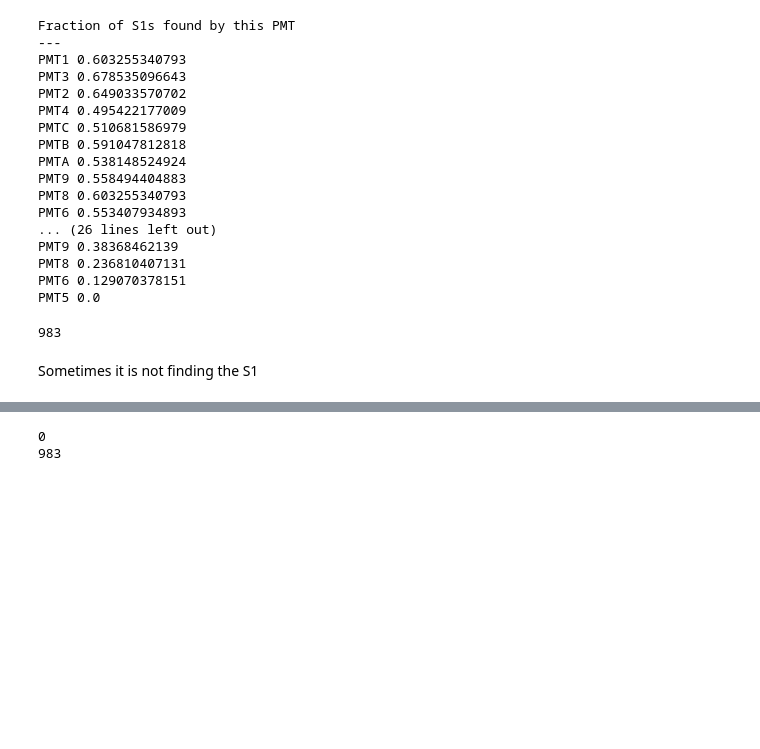
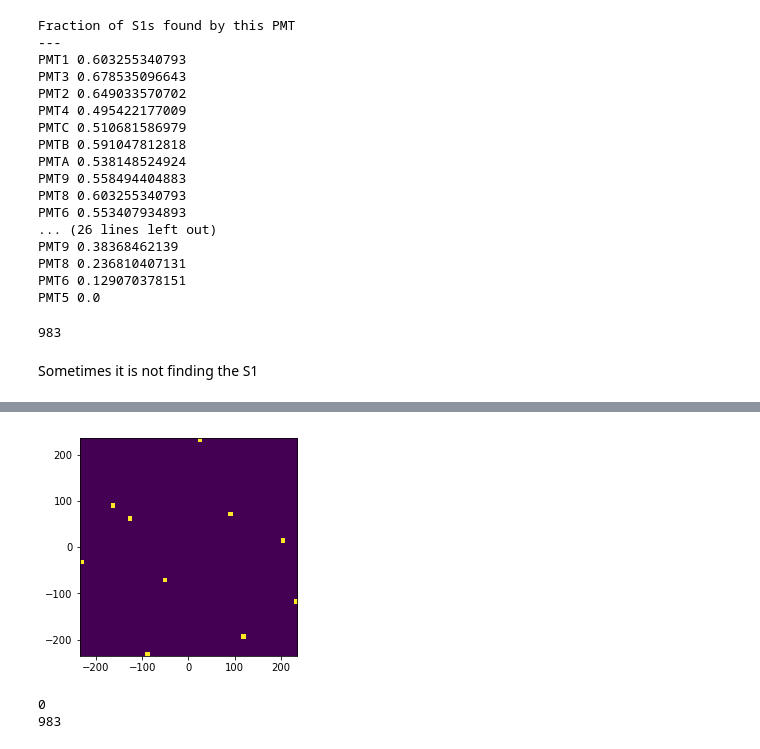
Before and after one commit to abotas/ICARO, a Jupyter notebook: invisible_cities/LSC/S1_multiplicity-3389.ipynb, the cells around one changed output, grey strips where cells are left out. Cells and saved outputs as stored; diff of their text form; code cells hidden in the pictures; blank space fills up the shorter version.

```diff
--- a/invisible_cities/LSC/S1_multiplicity-3389.ipynb
+++ b/invisible_cities/LSC/S1_multiplicity-3389.ipynb
@@ -268,3 +309,11 @@ Sometimes it is not finding the S1
+# %%
+heatmap, xedges, yedges = np.histogram2d(s2_info_m1[:,0], s2_info_m1[:,1], bins=50)
+extent = [-235, 235, -235, 235]
+plt.clf()
+plt.imshow(heatmap.T, extent=extent, origin='lower')
+plt.show()
+# %% [output]
+[figure, added]
 # %%
 print(len(no_m_ev))
 print(len(multiplicity))
```
Also changed, not shown: parts of 10 cells of this notebook, 3 other files.
